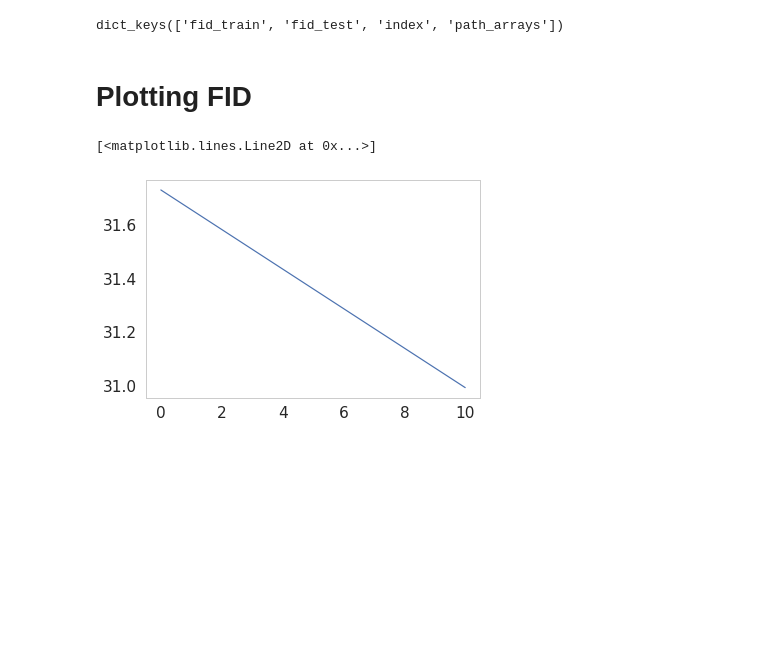
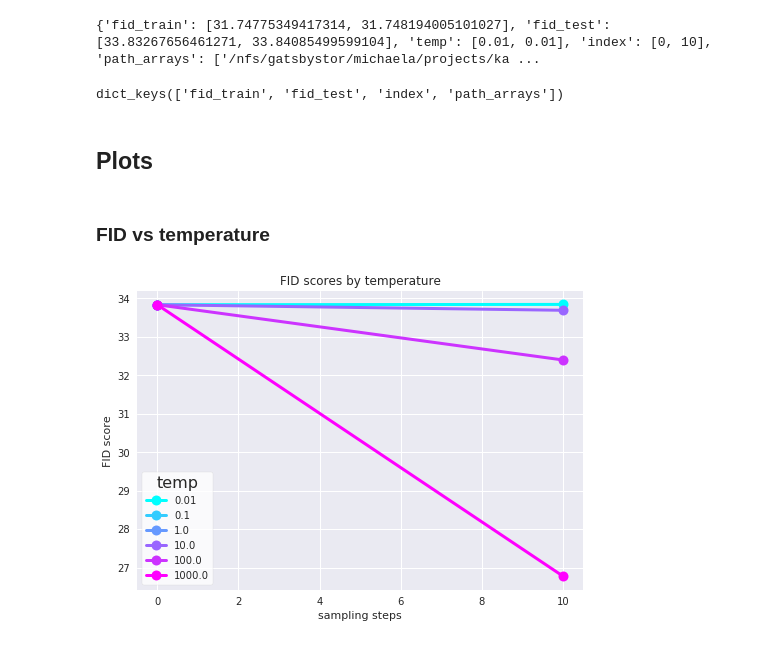
Before and after one commit to MichaelArbel/GeneralizedEBM, a Jupyter notebook: notebooks/Sampling.ipynb, the cells around one changed output. Saved outputs shown, nothing was run; the diff lists cells and outputs as text; code cells hidden in the pictures; blank space fills up the shorter version.

Commit message:
preliminary sampling notebook

```diff
--- a/notebooks/Sampling.ipynb
+++ b/notebooks/Sampling.ipynb
@@ -47,11 +58,36 @@ out_dic = load_dictionary(full_path)
+# %%
+root = '/nfs/gatsbystor/michaela/projects/kale/exp/neurips/sample'
+dataset = 'cifar10'
+temp_dirs = []
+for temp in os.scandir(os.path.join(root, dataset)):
+    if temp.is_dir():
+        temp_dirs.append(temp.path)
+temp_dirs.sort(key = lambda x: float(os.path.basename(x).split('_')[1]))
+temps = [float(os.path.basename(t).split('_')[1]) for t in temp_dirs]
+
+filename = 'stats_seed_0.json'
+out_dics = []
+for idx, t in enumerate(temps):
+    files = []
+    for f in os.scandir(temp_dirs[idx]):
+        if f.is_dir() and f.name.startswith('samples_'):
+            files.append(f.name)
+    if len(files) == 0:
+        print('No samples files in directory', temp_dirs[idx])
+    files.sort(key=lambda x: int(x.split('_')[1]))
+    sample_dir = os.path.join(temp_dirs[idx], files[-1])
+
+    full_path = os.path.join(sample_dir, filename)
+    out_dics.append(load_dictionary(full_path))
+
+print(out_dics[0])
+# %% [output]
+{'fid_train': [31.74775349417314, 31.748194005101027], 'fid_test': [33.83267656461271, 33.84085499599104], 'temp': [0.01, 0.01], 'index': [0, 10], 'path_arrays': ['/nfs/gatsbystor/michaela/projects/ka ...
 # %%
 out_dic.keys()
 # %% [output]
 dict_keys(['fid_train', 'fid_test', 'index', 'path_arrays'])
+# %% [markdown]
+## Plots
 # %% [markdown]
-# Plotting FID
+### FID vs temperature
-# %%
-plt.plot( out_dic['index'], out_dic['fid_train'])
-# %% [output]
-[<matplotlib.lines.Line2D at 0x...>]
-[figure, removed]
@@ -65,0 +94,20 @@ for path in paths_to_arrays:
+# %%
+plt.rcParams['figure.figsize'] = [9.5, 6]
+plt.rcParams['font.family'] = 'dejavu sans'
+plt.style.use('seaborn')
+plt.rcParams['font.size'] = 16
+plt.rcParams['lines.linewidth'] = 3
+
+log_temps = np.log(np.array(temps))
+colors = matplotlib.cm.cool((log_temps - min(log_temps)) / (max(log_temps) - min(log_temps)))
+for idx, t in enumerate(temps):
+    assert t == float(out_dics[idx]['temp'][0])
+    plt.plot(out_dics[idx]['index'], out_dics[idx]['fid_test'], label=t, marker='o', ms=10,color=colors[idx])
+
+plt.legend(title='temp',loc='lower left', frameon=True,framealpha=0.8, facecolor='white')
+plt.title('FID scores by temperature')
+plt.ylabel('FID score')
+plt.xlabel('sampling steps')
+plt.show()
+# %% [output]
+[figure, added]
```
Also changed, not shown: parts of 16 cells of this notebook, 1 other file.
